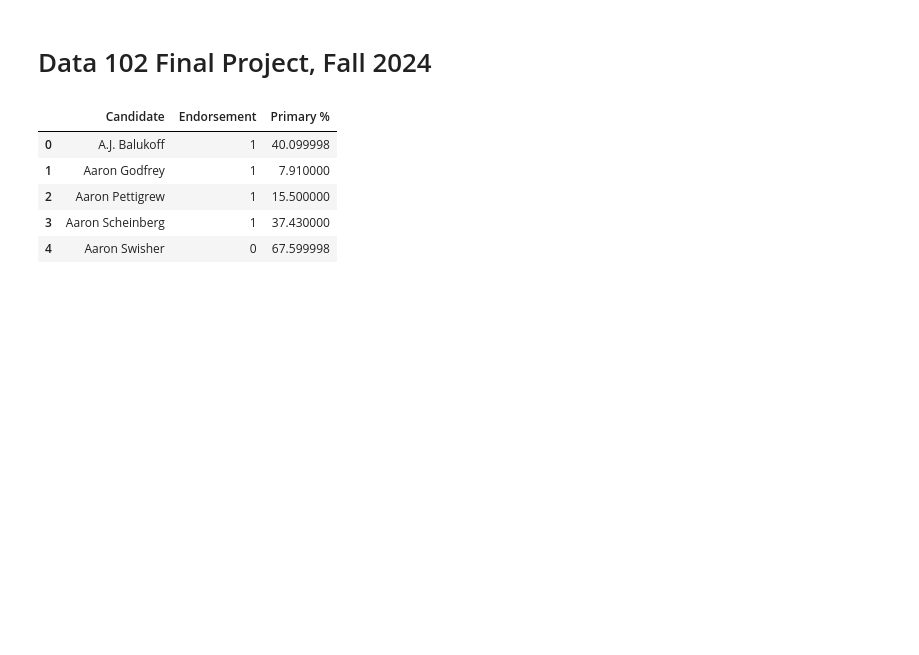
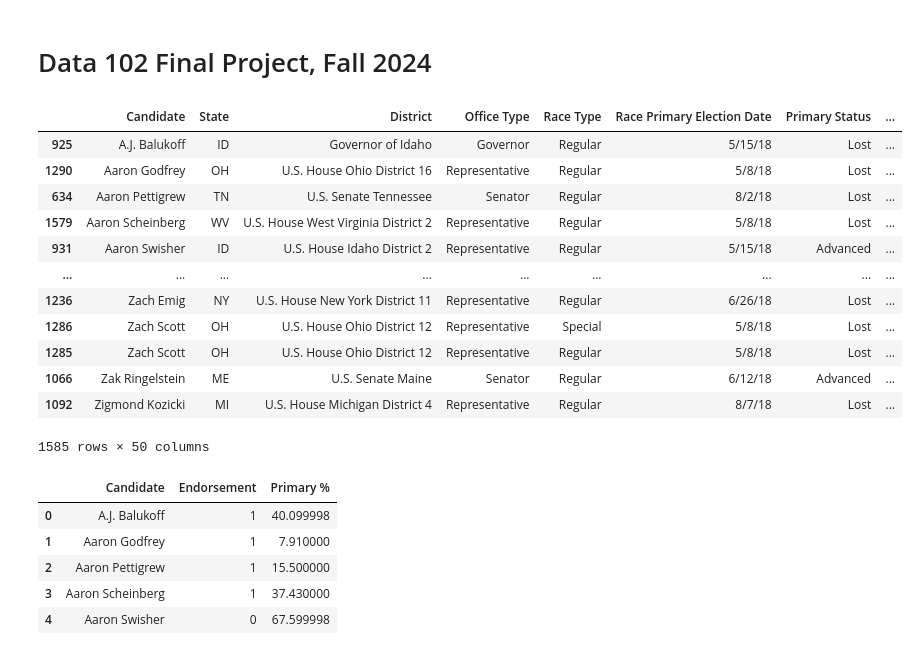
Before and after one commit to daekwon0/data102proj, a Jupyter notebook: data102_finproj_g23.ipynb, the cells around one changed output. Saved outputs shown, nothing was run; the diff lists cells and outputs as text; code cells hidden in the pictures; blank space fills up the shorter version.

```diff
--- a/data102_finproj_g23.ipynb
+++ b/data102_finproj_g23.ipynb
@@ -25,33 +25,51 @@ import bambi as bmb
 import arviz as az
 import statsmodels.api as sm
 
 import sklearn.metrics as metrics
 
 dem = pd.read_csv("dem_candidates.csv", encoding='latin-1')
 rep = pd.read_csv("rep_candidates.csv", encoding='latin-1')
 lobbyist_bundle = pd.read_csv("lobbyist_bundle.csv", encoding='latin-1')
 rep_labeled = rep.copy()
 rep_labeled['Party'] = 'Republican'
 dem_labeled = dem.copy()
 dem_labeled['Party'] = 'Democrat'
 all_parties = pd.concat([rep_labeled, dem_labeled])
 all_parties['Individual Endorsement'] = all_parties[['Emily Endorsed?', 'Biden Endorsed?', 'Warren Endorsed? ', 'Sanders Endorsed?',
     'Trump Endorsed?', 'Bannon Endorsed?', 'Susan B. Anthony Endorsed?']].any(axis=1)
 all_parties['Group Endorsement'] = all_parties[['Great America Endorsed?', 'NRA Endorsed?', 'Right to Life Endorsed?',
         'Club for Growth Endorsed?', 'Tea Party Endorsed?',
        'Main Street Endorsed?', 'Chamber Endorsed?',
        'Our Revolution Endorsed?', 'Justice Dems Endorsed?', 'PCCC Endorsed?',
        'Indivisible Endorsed?', 'WFP Endorsed?', 'VoteVets Endorsed?']].any(axis=1)
 all_parties['Endorsement'] = all_parties[['Great America Endorsed?', 'NRA Endorsed?', 'Right to Life Endorsed?',
         'Club for Growth Endorsed?', 'Tea Party Endorsed?',
        'Main Street Endorsed?', 'Chamber Endorsed?',
        'Our Revolution Endorsed?', 'Justice Dems Endorsed?', 'PCCC Endorsed?',
        'Indivisible Endorsed?', 'WFP Endorsed?', 'VoteVets Endorsed?', 'Emily Endorsed?', 'Biden Endorsed?', 'Warren Endorsed? ', 'Sanders Endorsed?',
     'Trump Endorsed?', 'Bannon Endorsed?', 'Susan B. Anthony Endorsed?']].any(axis=1)
 endorsement_count = all_parties.groupby('Candidate')['Endorsement'].sum().reset_index()
 endorsement_count_primary = all_parties.groupby('Candidate')['Primary %'].mean().reset_index()
 endorsement_count_eda = pd.concat([endorsement_count, endorsement_count_primary], axis = 1)
 endorsement_count_eda = endorsement_count_eda.loc[:,~endorsement_count_eda.columns.duplicated()]
+all_parties = all_parties.merge(endorsement_count_eda[['Candidate', 'Endorsement']], on='Candidate', how='left')
+all_parties.rename(columns={'Endorsement_x': 'Endorsement'}, inplace=True)
+all_parties.rename(columns={'Endorsement_y': 'Endorsement Count'}, inplace=True)
+all_parties.sort_values('Candidate', ascending=True)
+# %% [output]
+|  | Candidate | State | District | Office Type | Race Type | Race Primary Election Date | Primary Status | ... |
+| 925 | A.J. Balukoff | ID | Governor of Idaho | Governor | Regular | 5/15/18 | Lost | ... |
+| 1290 | Aaron Godfrey | OH | U.S. House Ohio District 16 | Representative | Regular | 5/8/18 | Lost | ... |
+| 634 | Aaron Pettigrew | TN | U.S. Senate Tennessee | Senator | Regular | 8/2/18 | Lost | ... |
+| 1579 | Aaron Scheinberg | WV | U.S. House West Virginia District 2 | Representative | Regular | 5/8/18 | Lost | ... |
+| 931 | Aaron Swisher | ID | U.S. House Idaho District 2 | Representative | Regular | 5/15/18 | Advanced | ... |
+| ... | ... | ... | ... | ... | ... | ... | ... | ... |
+| 1236 | Zach Emig | NY | U.S. House New York District 11 | Representative | Regular | 6/26/18 | Lost | ... |
+| 1286 | Zach Scott | OH | U.S. House Ohio District 12 | Representative | Special | 5/8/18 | Lost | ... |
+| 1285 | Zach Scott | OH | U.S. House Ohio District 12 | Representative | Regular | 5/8/18 | Lost | ... |
+| 1066 | Zak Ringelstein | ME | U.S. Senate Maine | Senator | Regular | 6/12/18 | Advanced | ... |
+| 1092 | Zigmond Kozicki | MI | U.S. House Michigan District 4 | Representative | Regular | 8/7/18 | Lost | ... |
+1585 rows × 50 columns
 # %%
 endorsement_count_eda.head(5)
 # %% [output]
```
Also changed, not shown: parts of 15 cells of this notebook.
